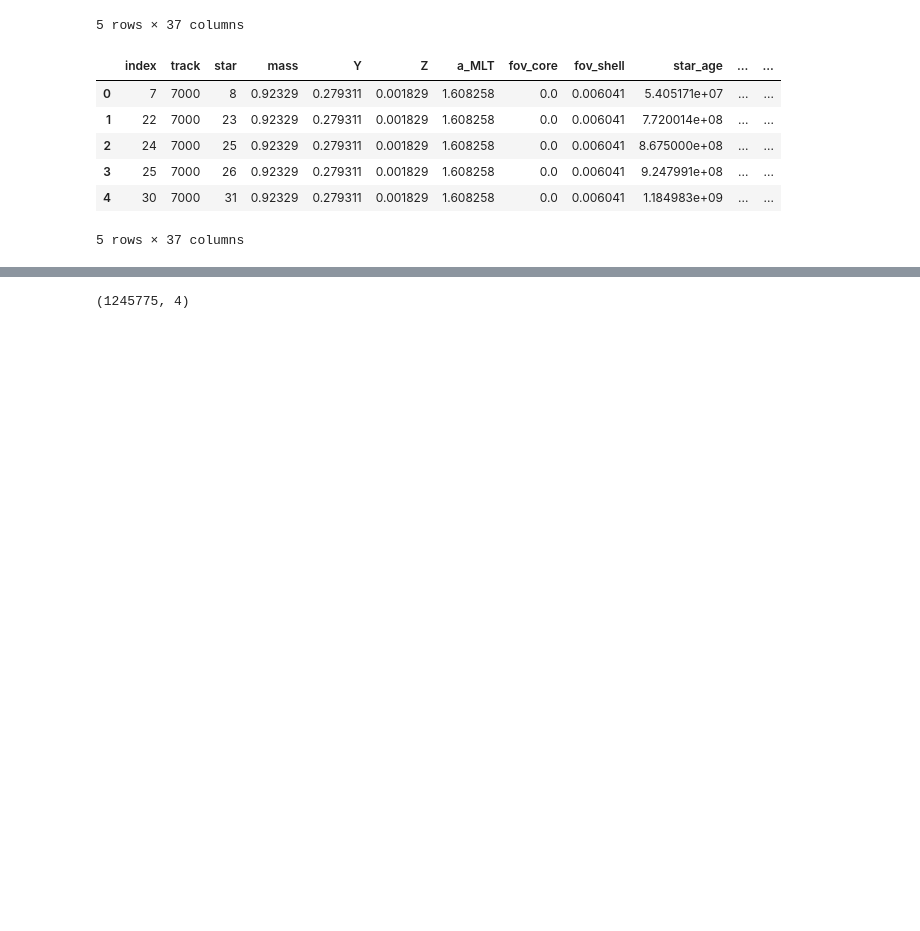
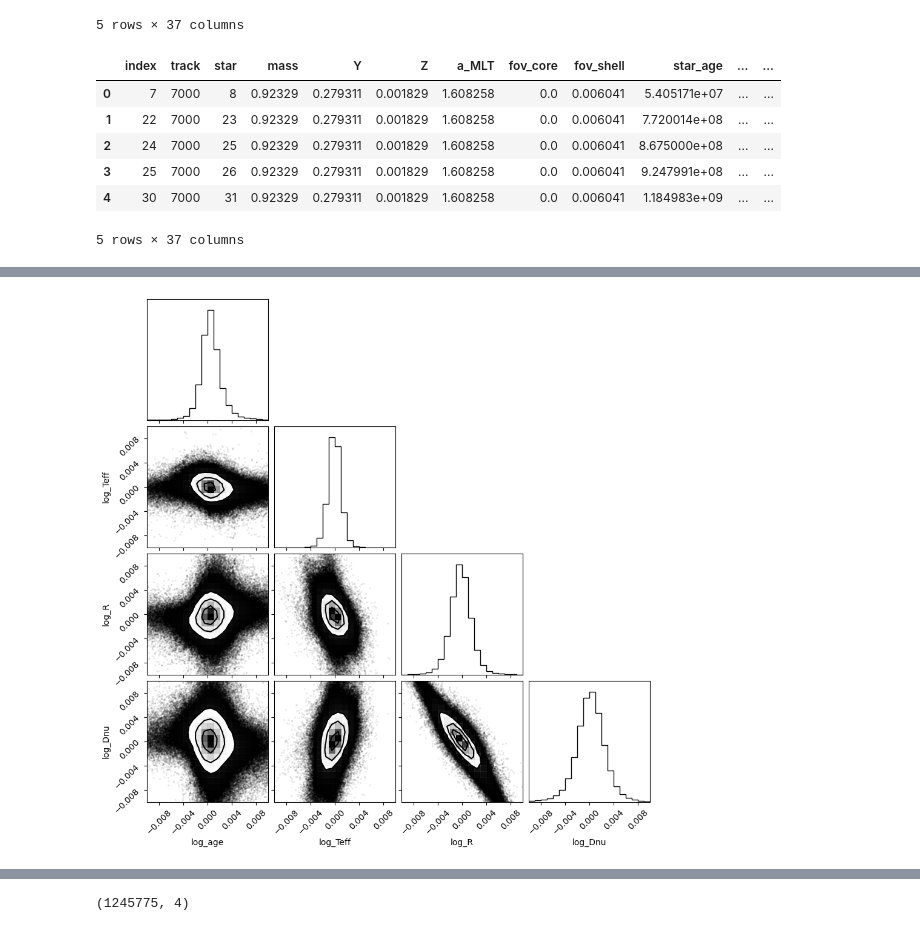
Before and after one commit to alexlyttle/scalable-stellar-inference, a Jupyter notebook: notebook/emulator-error.ipynb, the cells around one changed output, grey strips where cells are left out. Saved outputs shown, nothing was run; the diff lists cells and outputs as text; code cells hidden in the pictures; blank space fills up the shorter version.

```diff
--- a/notebook/emulator-error.ipynb
+++ b/notebook/emulator-error.ipynb
@@ -118,0 +116,5 @@ sns.pairplot(error.loc[mask], vars=var_names, kind="hist", diag_kind="hist", plo
+# %%
+var_names = ["log_age", "log_Teff", "log_R", "log_Dnu"]
+limits = [(-0.01, 0.01)] * 4
+fig = corner(error, var_names=var_names, range=limits)
+# %% [output]
@@ -118,0 +122 @@ sns.pairplot(error.loc[mask], vars=var_names, kind="hist", diag_kind="hist", plo
+[figure, added]
```
Also changed, not shown: parts of 20 cells of this notebook.
